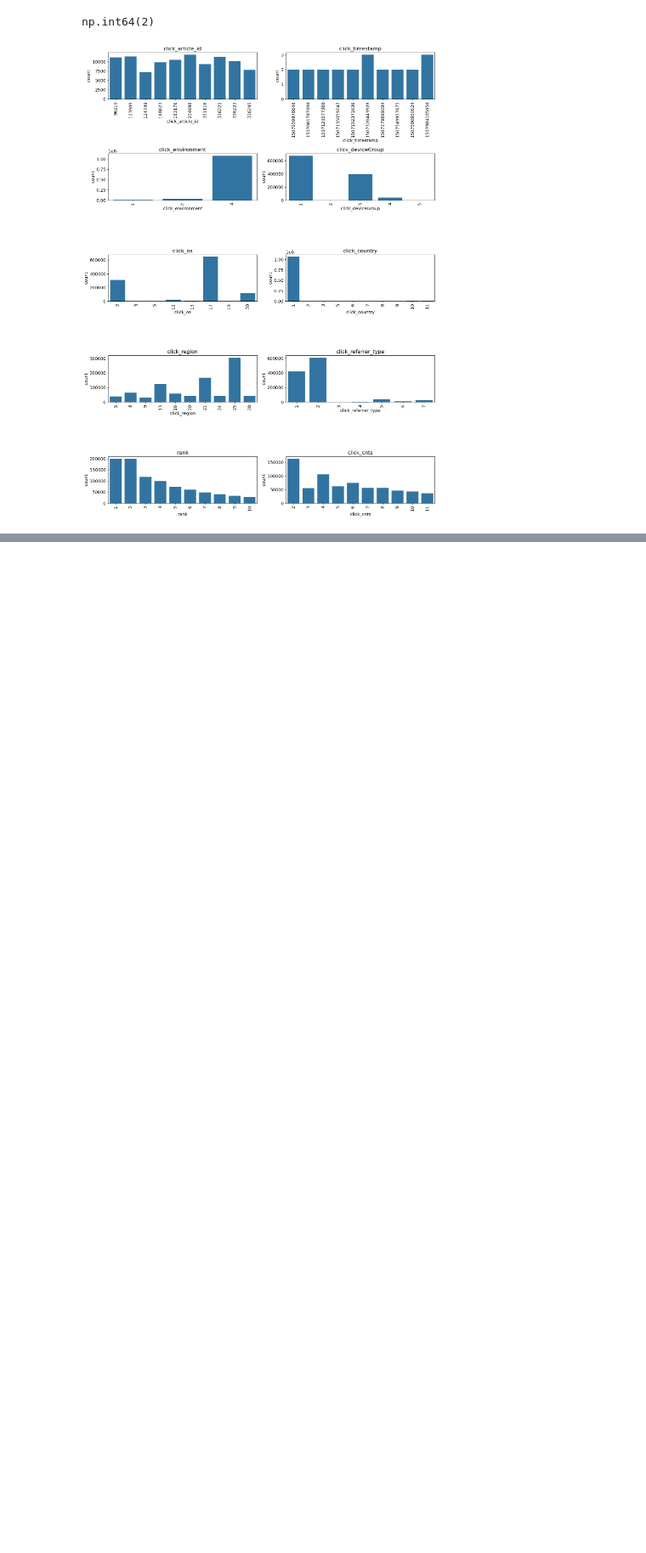
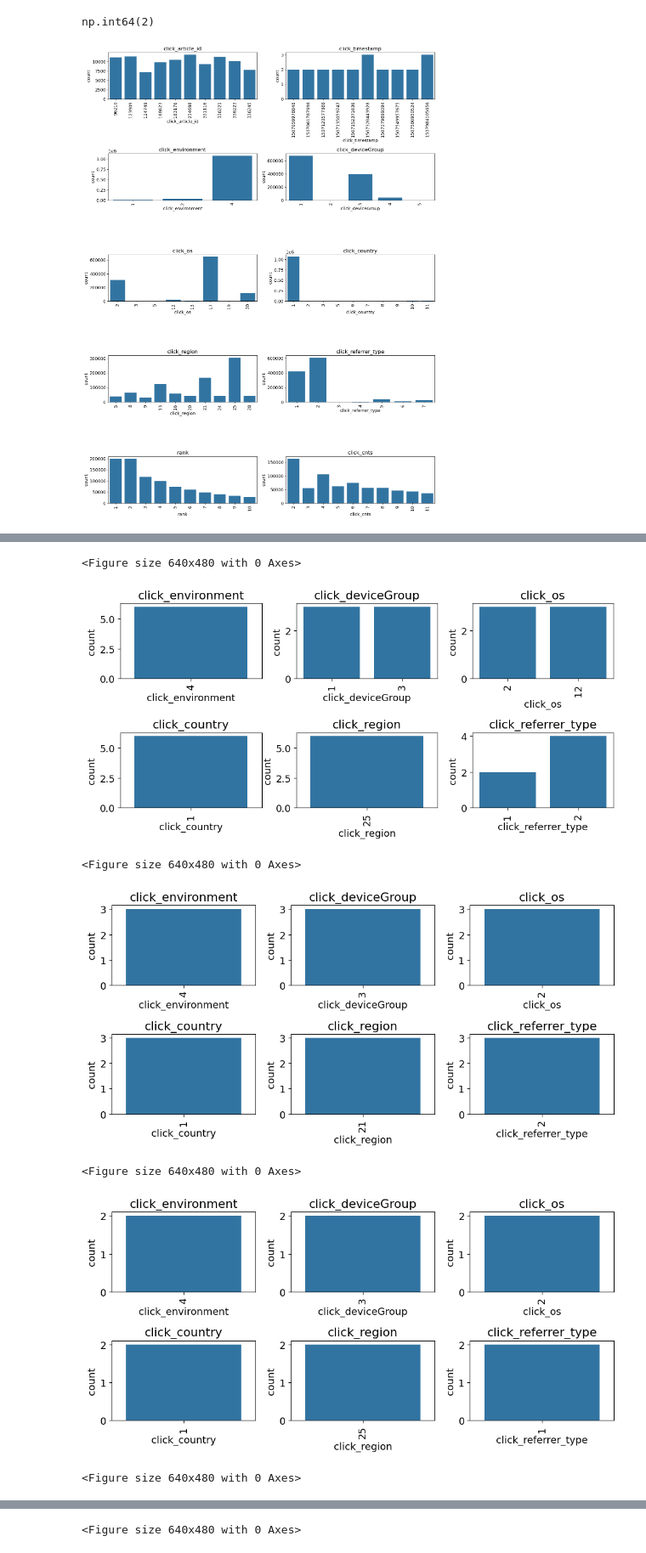
Before and after one commit to zZimablueee/tianchi, a Jupyter notebook: dataanalysis.ipynb, the cells around one changed output, grey strips where cells are left out. Shown at 85% size. Cells and saved outputs as stored; diff of their text form; code cells hidden in the pictures; blank space fills up the shorter version.

```diff
--- a/dataanalysis.ipynb
+++ b/dataanalysis.ipynb
@@ -163,0 +196,3 @@ plt.show()
+# %%
+tst_click = tst_click.merge(item_df, how='left', on=['click_article_id'])
+tst_click.head()
@@ -163,0 +294,6 @@ plt.show()
+# %%
+# 测试训练集的点击信息合并在一起
+user_click_merge = pd.concat([trn_click, tst_click])
+user_click_count = user_click_merge.groupby(['user_id', 'click_article_id'])['click_timestamp'].agg( {'count'}).reset_index()
+# 统计分组后每组行的数据，即count列显示每个用户点击每篇文章的次数
+user_click_count[:10]
@@ -163,0 +354,30 @@ plt.show()
+# %%
+def plot_envs(df, cols, r, c):
+    plt.figure()
+    plt.figure(figsize = (10, 5))
+    i = 1
+    for col in cols:
+        plt.subplot(r, c, i)
+        i +=1
+        v = df[col].value_counts().reset_index()
+        fig = sns.barplot(x=v[col], y=v['count'])
+        for item in fig.get_xticklabels():
+            item.set_rotation(90)
+        plt.title(col)
+    plt.tight_layout()
+    plt.show()
+
+cols = ['click_environment', 'click_deviceGroup', 'click_os', 'click_country', 'click_region', 'click_referrer_type']
+# 随机选10个用户分析这些用户的点击环境分布
+sample_user_ids = np.random.choice(tst_click['user_id'].unique(), size=10, replace=False)
+sample_users = user_click_merge[user_click_merge['user_id'].isin(sample_user_ids)]
+for user_id, user_df in sample_users.groupby('user_id'):
+    plot_envs(user_df, cols, 2, 3)
+# %% [output]
+<Figure size 640x480 with 0 Axes>
+[figure, added]
+<Figure size 640x480 with 0 Axes>
+[figure, added]
+<Figure size 640x480 with 0 Axes>
+[figure, added]
+<Figure size 640x480 with 0 Axes>
@@ -163,0 +385 @@ plt.show()
+<Figure size 640x480 with 0 Axes>
```
Also changed, not shown: parts of 76 cells of this notebook.
